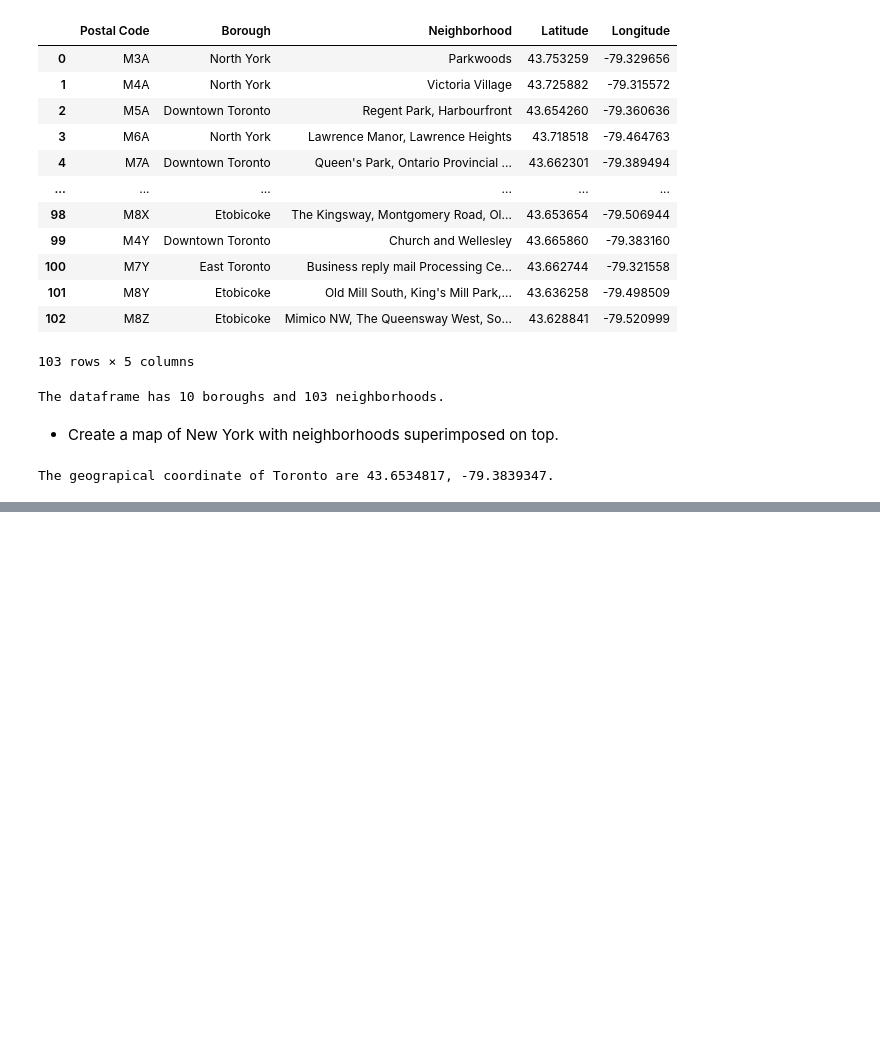
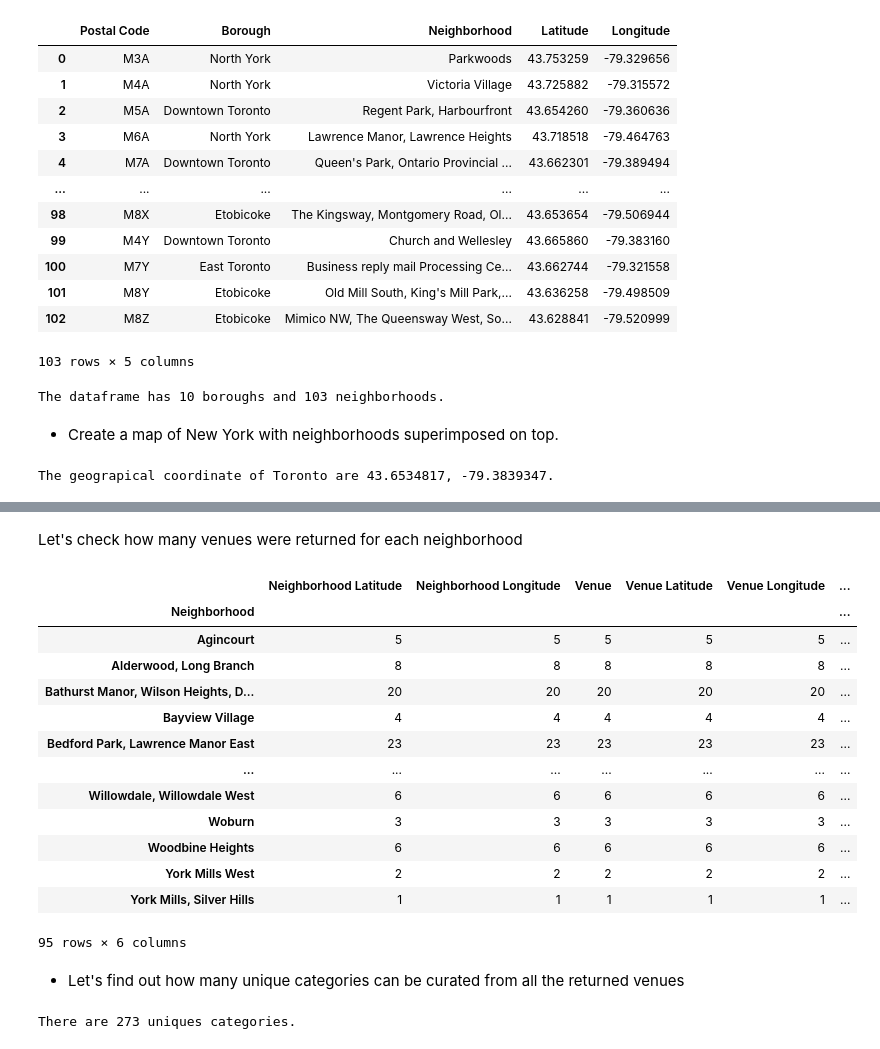
Before and after one commit to mmozalp/Course_IBMDataScienceSpecialization, a Jupyter notebook: AppliedDataScienceCapstone/SegmentingAndClusteringNeighborhoods-Part-III.ipynb, the cells around one changed output, grey strips where cells are left out. Saved outputs shown, nothing was run; the diff lists cells and outputs as text; code cells hidden in the pictures; blank space fills up the shorter version.

```diff
--- a/AppliedDataScienceCapstone/SegmentingAndClusteringNeighborhoods-Part-III.ipynb
+++ b/AppliedDataScienceCapstone/SegmentingAndClusteringNeighborhoods-Part-III.ipynb
@@ -85,0 +76,9 @@ toronto_data.head()
+# %%
+#https://foursquare.com/developers/apps/YTTSV5B0SMRPXVLXOT4OTQ2ZOE1V0OQ2AZCYTEMYKXO0KA0N/settings
+CLIENT_ID = "YTTSV5B0SMRPXVLXOT4OTQ2ZOE1V0OQ2AZCYTEMYKXO0KA0N" # your Foursquare ID
+CLIENT_SECRET = "DKLVJ1SOU1ZSBNNBHK4CD4K0IVEFJ4BKVGXHX2KLLDVJ4M40" # your Foursquare Secret
+VERSION = '20180604'
+
+print('Your credentails:')
+print('CLIENT_ID: ' + CLIENT_ID)
+print('CLIENT_SECRET:' + CLIENT_SECRET)
@@ -85,0 +133,8 @@ toronto_data.head()
+# %%
+radius = 500 # define radius
+LIMIT = 100 # limit of number of venues returned by Foursquare API
+
+toronto_venues = getNearbyVenues(names=df['Neighborhood'],
+                                   latitudes=df['Latitude'],
+                                   longitudes=df['Longitude']
+                                  )
@@ -85,0 +172,25 @@ toronto_data.head()
+# %% [markdown]
+Let's check how many venues were returned for each neighborhood
+# %%
+toronto_venues.groupby('Neighborhood').count()
+# %% [output]
+|  | Neighborhood Latitude | Neighborhood Longitude | Venue | Venue Latitude | Venue Longitude | ... |
+| Neighborhood |  |  |  |  |  | ... |
+| Agincourt | 5 | 5 | 5 | 5 | 5 | ... |
+| Alderwood, Long Branch | 8 | 8 | 8 | 8 | 8 | ... |
+| Bathurst Manor, Wilson Heights, D... | 20 | 20 | 20 | 20 | 20 | ... |
+| Bayview Village | 4 | 4 | 4 | 4 | 4 | ... |
+| Bedford Park, Lawrence Manor East | 23 | 23 | 23 | 23 | 23 | ... |
+| ... | ... | ... | ... | ... | ... | ... |
+| Willowdale, Willowdale West | 6 | 6 | 6 | 6 | 6 | ... |
+| Woburn | 3 | 3 | 3 | 3 | 3 | ... |
+| Woodbine Heights | 6 | 6 | 6 | 6 | 6 | ... |
+| York Mills West | 2 | 2 | 2 | 2 | 2 | ... |
+| York Mills, Silver Hills | 1 | 1 | 1 | 1 | 1 | ... |
+95 rows × 6 columns
+# %% [markdown]
+* Let's find out how many unique categories can be curated from all the returned venues
+# %%
+print('There are {} uniques categories.'.format(len(toronto_venues['Venue Category'].unique())))
+# %% [output]
+There are 273 uniques categories.
```
Also changed, not shown: parts of 38 cells of this notebook.
